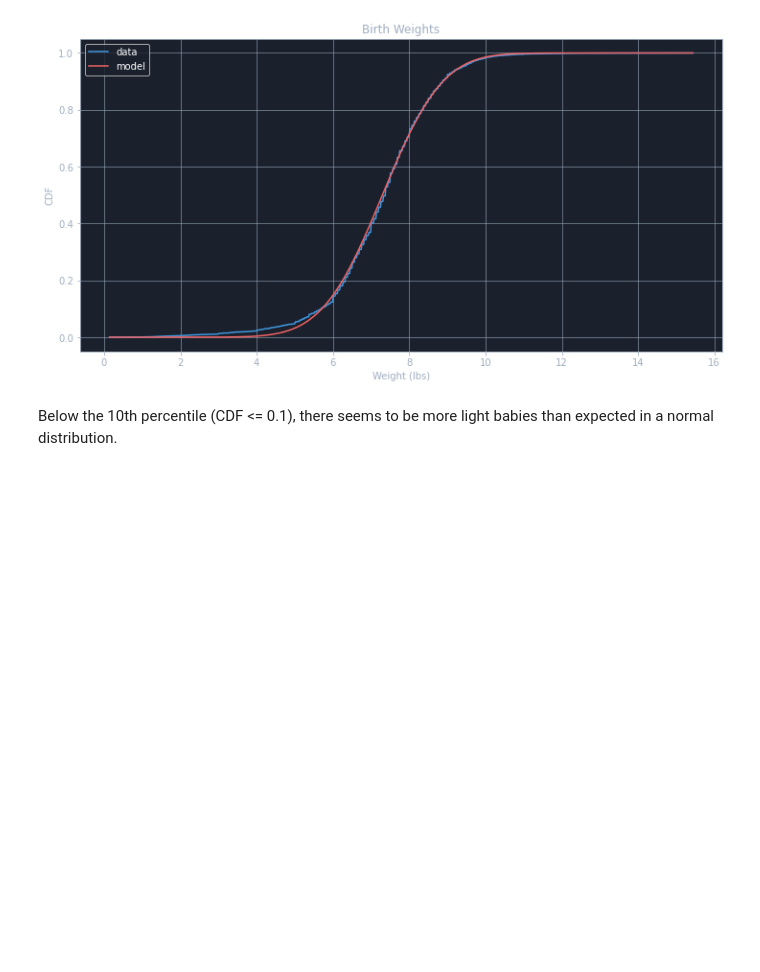
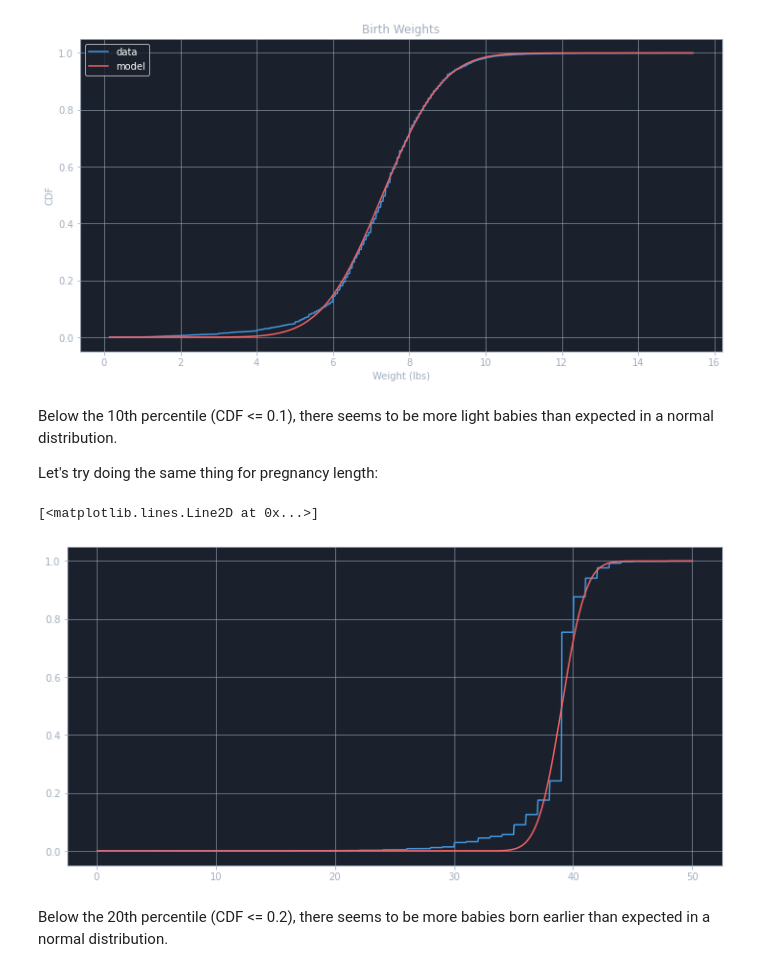
Before and after one commit to Devwulf/road-to-data-science, a Jupyter notebook: statistics/05 - Modeling Distributions.ipynb, the cells around one changed output. Saved outputs shown, nothing was run; the diff lists cells and outputs as text; code cells hidden in the pictures; blank space fills up the shorter version.

Commit message:
Finished Modeling Distributions

```diff
--- a/statistics/05 - Modeling Distributions.ipynb
+++ b/statistics/05 - Modeling Distributions.ipynb
@@ -129,5 +132,23 @@ plt.legend(loc=2)
 # %% [output]
 <matplotlib.legend.Legend at 0x...>
 [figure]
+# %% [markdown]
+Below the 10th percentile (CDF <= 0.1), there seems to be more light babies than expected in a normal distribution.
+
+Let's try doing the same thing for pregnancy length:
+# %%
+pregLengths = live["prglngth"].dropna()
+
+mean = 39
+std = 1.6
+
+hist, bins = np.histogram(pregLengths, bins=1000, density=True)
+offset = bins[1:] - bins[:-1]
+
+plt.plot(bins[:-1] + offset, np.cumsum(hist) / np.cumsum(hist)[-1], label="data")
+plt.plot(bins[:-1] + offset, [NormCDF(x, mean, std) for x in bins[:-1]], label="model")
+# %% [output]
+[<matplotlib.lines.Line2D at 0x...>]
+[figure, added]
 # %% [markdown]
-Below the 10th percentile (CDF <= 0.1), there seems to be more light babies than expected in a normal distribution.
+Below the 20th percentile (CDF <= 0.2), there seems to be more babies born earlier than expected in a normal distribution.
```
Also changed, not shown: parts of 24 cells of this notebook, 2 other files.
